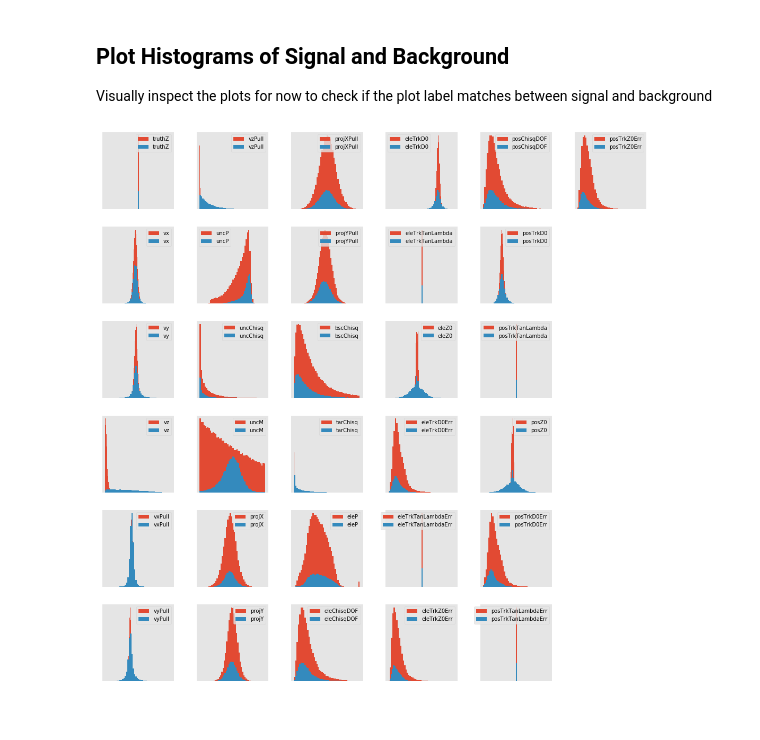
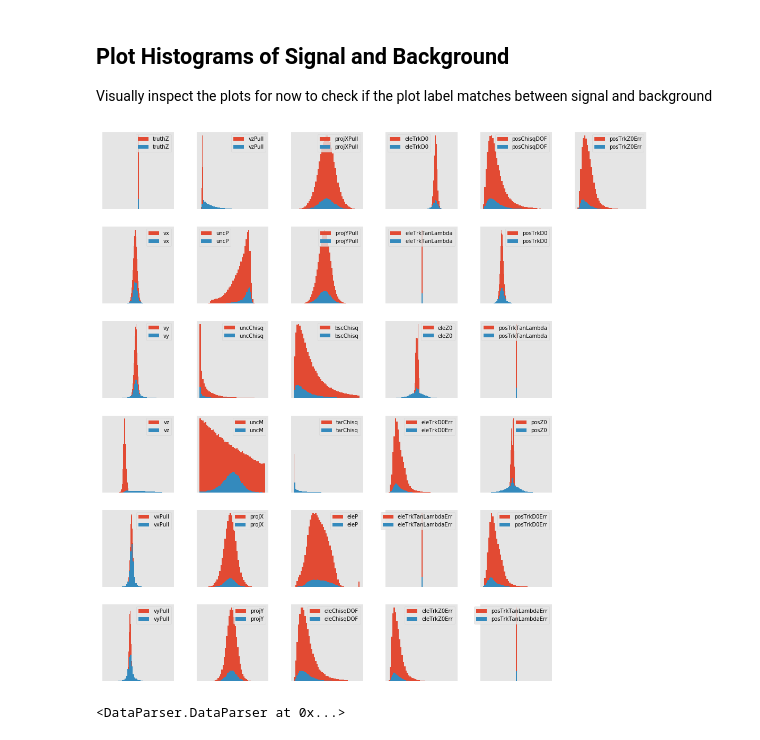
Before and after one commit to pietro-caragiulo/cs230-project, a Jupyter notebook: notebooks/pietro.ipynb, the cells around one changed output. Saved outputs shown, nothing was run; the diff lists cells and outputs as text; code cells hidden in the pictures.

Commit message:
CsvParser and DataParser improvements
- Added load_dataset() to DataParser
- Various Fixes

```diff
--- a/notebooks/pietro.ipynb
+++ b/notebooks/pietro.ipynb
@@ -106,29 +110,33 @@ Visually inspect the plots for now to check if the plot label matches between si
 # %%
 # Set-up picture
 fig_row = 6
 fig_col = 6
 fig, ax = plt.subplots(fig_row, fig_col, figsize=(15,15))
 fig.tight_layout()
 
 # Plot background
 for i, feature in enumerate(background.CSV_HEADER):
     thisAx = ax[i % fig_col, i // fig_row]
-    _ = thisAx.hist(background.DATA_DF[feature], bins=50, label=feature)
+    _ = thisAx.hist(background.RAW_DF[feature], bins=50, label=feature)
     thisAx.legend()
     thisAx.set_xticks([])
     thisAx.set_yticks([])
 
 # Plot signal
 for i, feature in enumerate(signal.CSV_HEADER):
     thisAx = ax[i % fig_col, i // fig_row]
-    _ = thisAx.hist(signal.DATA_DF[feature], bins=50, label=feature)
+    _ = thisAx.hist(signal.RAW_DF[feature], bins=50, label=feature)
     thisAx.legend()
     thisAx.set_xticks([])
     thisAx.set_yticks([])
 # Remove extra axies
 for j in range(i+1, fig_row*fig_col):
     fig.delaxes(ax[j % fig_col, j // fig_row])
 
 plt.show()
 # %% [output]
-[figure, old version]
+[figure, new version]
+# %%
+myData
+# %% [output]
+<DataParser.DataParser at 0x...>
```
Also changed, not shown: parts of 10 cells of this notebook, 2 other files.
